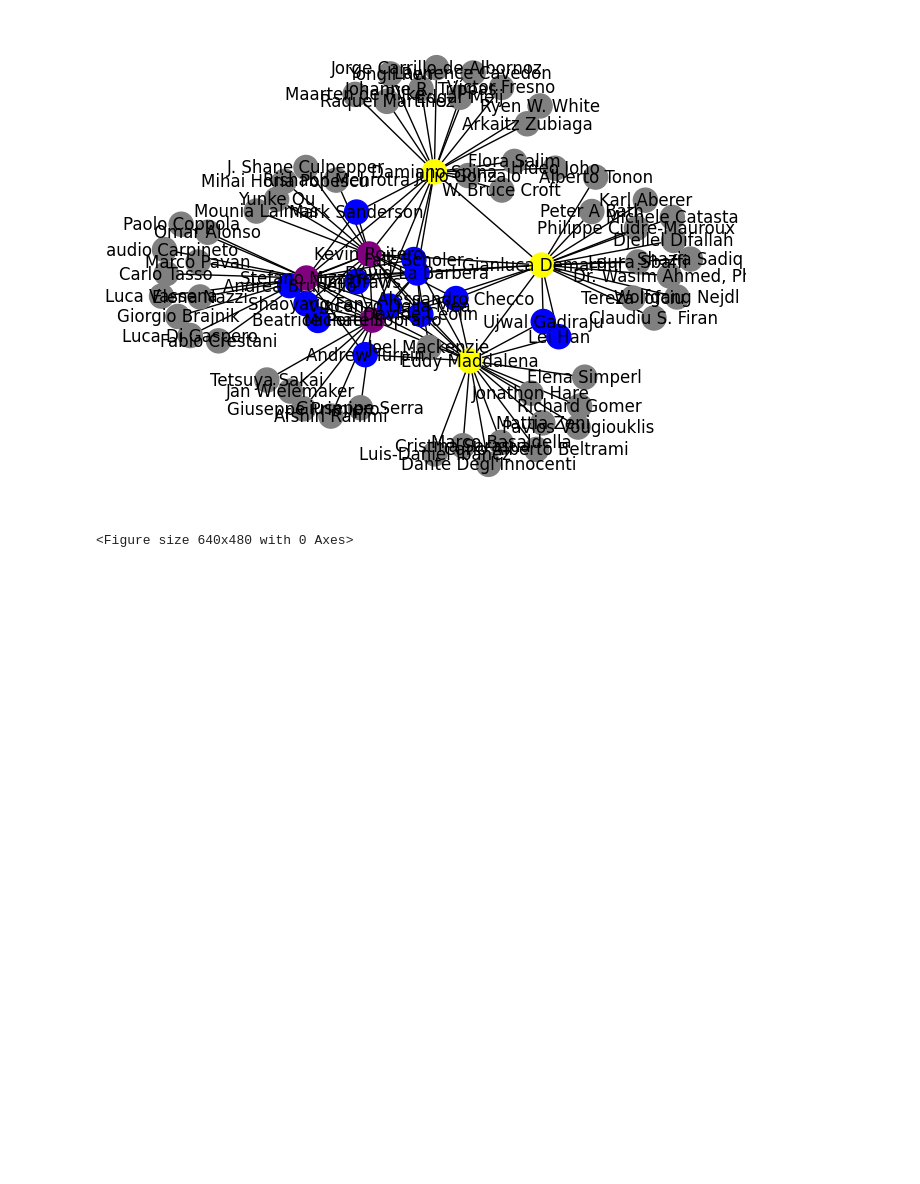
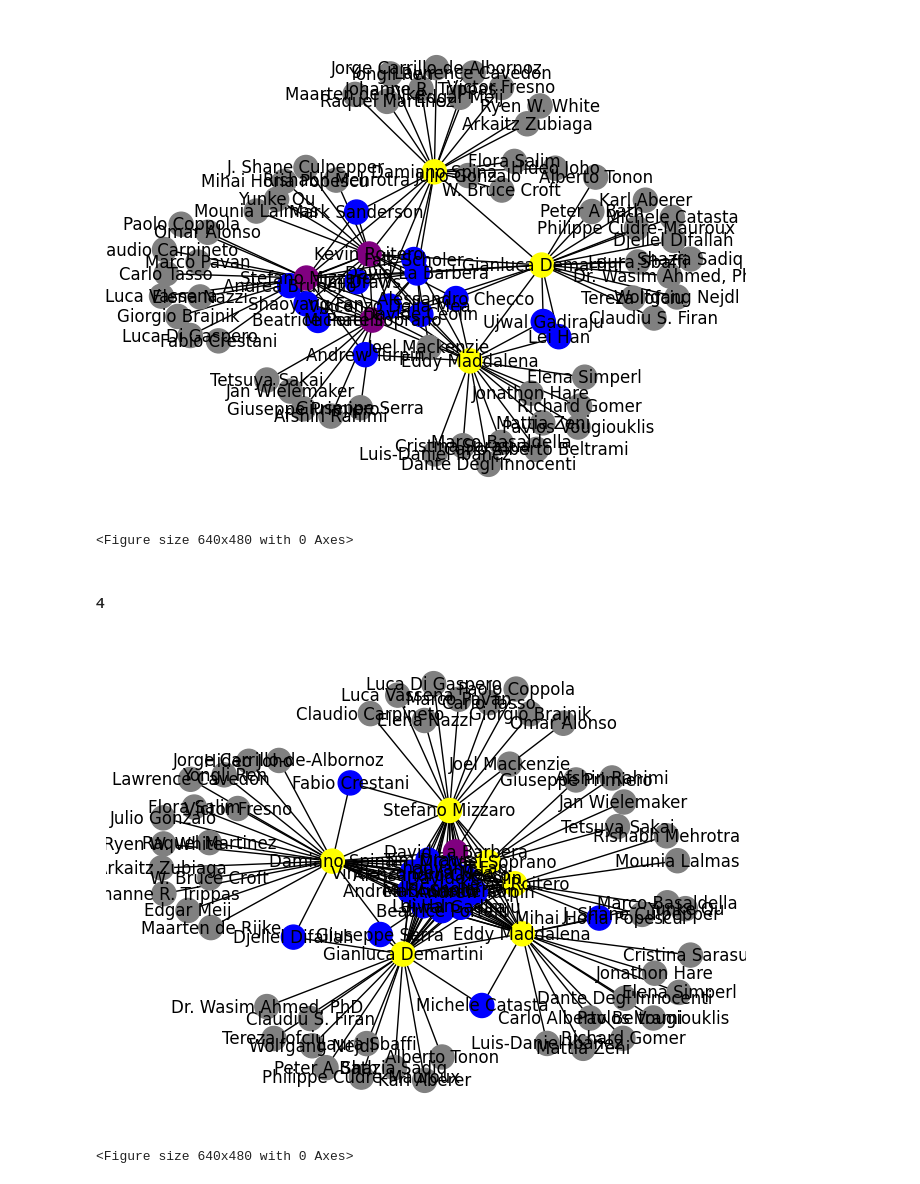
Before and after one commit to ela-rami/SC-Project1, a Jupyter notebook: SC-Project1-main/progetto-Simeoni_Ramirez_DiNotoMarrella_Pittis.ipynb, the cells around one changed output. Saved outputs shown, nothing was run; the diff lists cells and outputs as text; code cells hidden in the pictures; blank space fills up the shorter version.

```diff
--- a/SC-Project1-main/progetto-Simeoni_Ramirez_DiNotoMarrella_Pittis.ipynb
+++ b/SC-Project1-main/progetto-Simeoni_Ramirez_DiNotoMarrella_Pittis.ipynb
@@ -263,3 +263,53 @@ plt.savefig('visualizations/graph.pdf', format='pdf')
 # %% [output]
 [figure]
 <Figure size 640x480 with 0 Axes>
+# %% [markdown]
+#### 4
+# %%
+# Print the new edges created using Preferential Attachment
+preds = nx.preferential_attachment(grafo)
+
+# Create an empty dataframe
+df_preds = pd.DataFrame(columns=['author1', 'author2', 'p'])
+
+# Iterate over the preds tuple and add the values to the dataframe
+for u, v, p in preds:
+    new_row = {'author1': u, 'author2': v, 'p': p}
+    df_preds = pd.concat([df_preds, pd.DataFrame([new_row])], ignore_index=True)
+
+df_preds = df_preds.sort_values(by='p', ascending=False)
+#display(df_preds)
+
+grafo_preferential_attachment = grafo
+
+for index, row in df_preds.head(50).iterrows():
+    author1 = row['author1']
+    author2 = row['author2']
+    grafo_preferential_attachment.add_edge(author1, author2)
+
+
+# ricalcolo i gradi per il nuovo grafo aumentato
+
+node_colors = []
+for node, degree in grafo_preferential_attachment.degree():
+    if degree == 1:
+        node_colors.append('gray')
+    elif 2 <= degree <= 10:
+        node_colors.append('blue')
+    elif 11 <= degree <= 20:
+        node_colors.append('purple')
+    else:
+        node_colors.append('yellow')
+
+nx.draw(
+    grafo_preferential_attachment,
+    with_labels=True,
+    pos = nx.spring_layout(grafo_preferential_attachment),
+    node_color=node_colors)
+plt.show()
+
+nx.write_gml(grafo,"graphs/extended_coauthorship_graph.gml")
+plt.savefig('visualizations/extended_graph.pdf', format='pdf')
+# %% [output]
+[figure, added]
+<Figure size 640x480 with 0 Axes>
```
Also changed, not shown: 2 other files.
